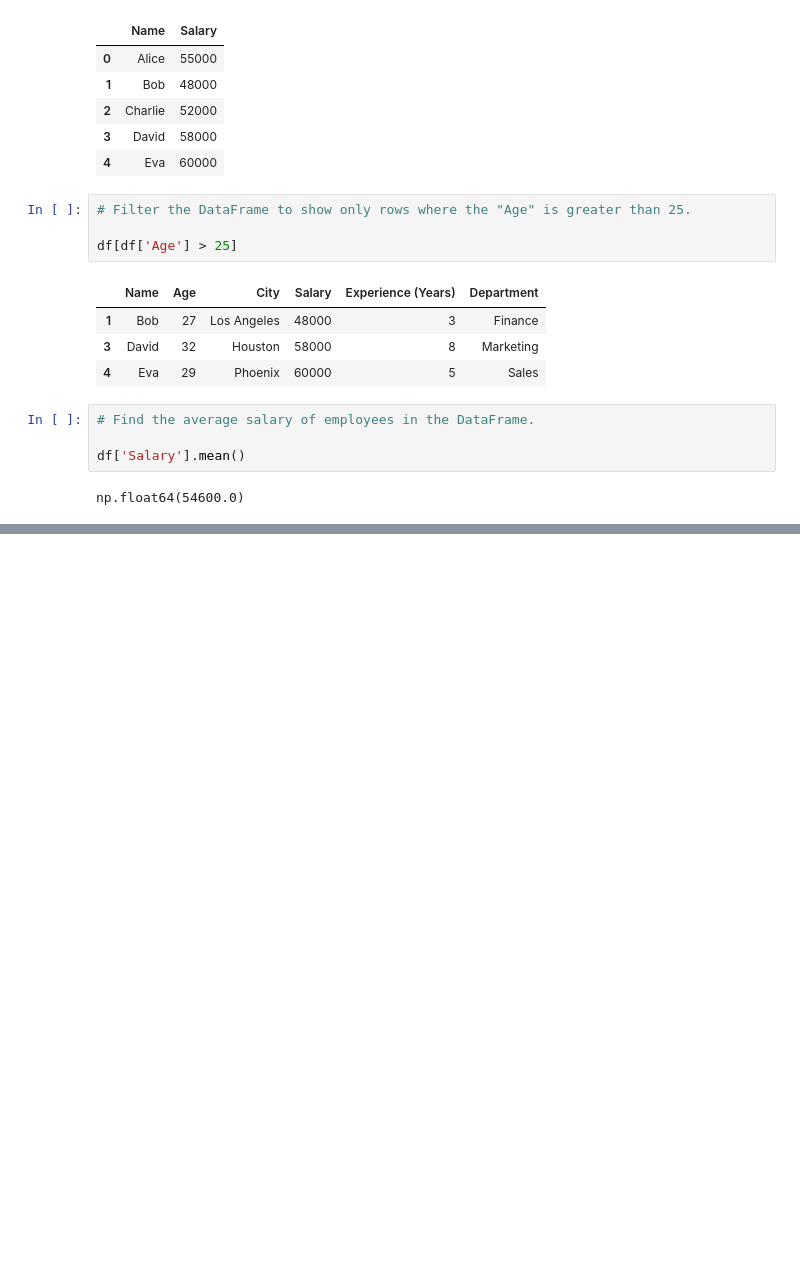
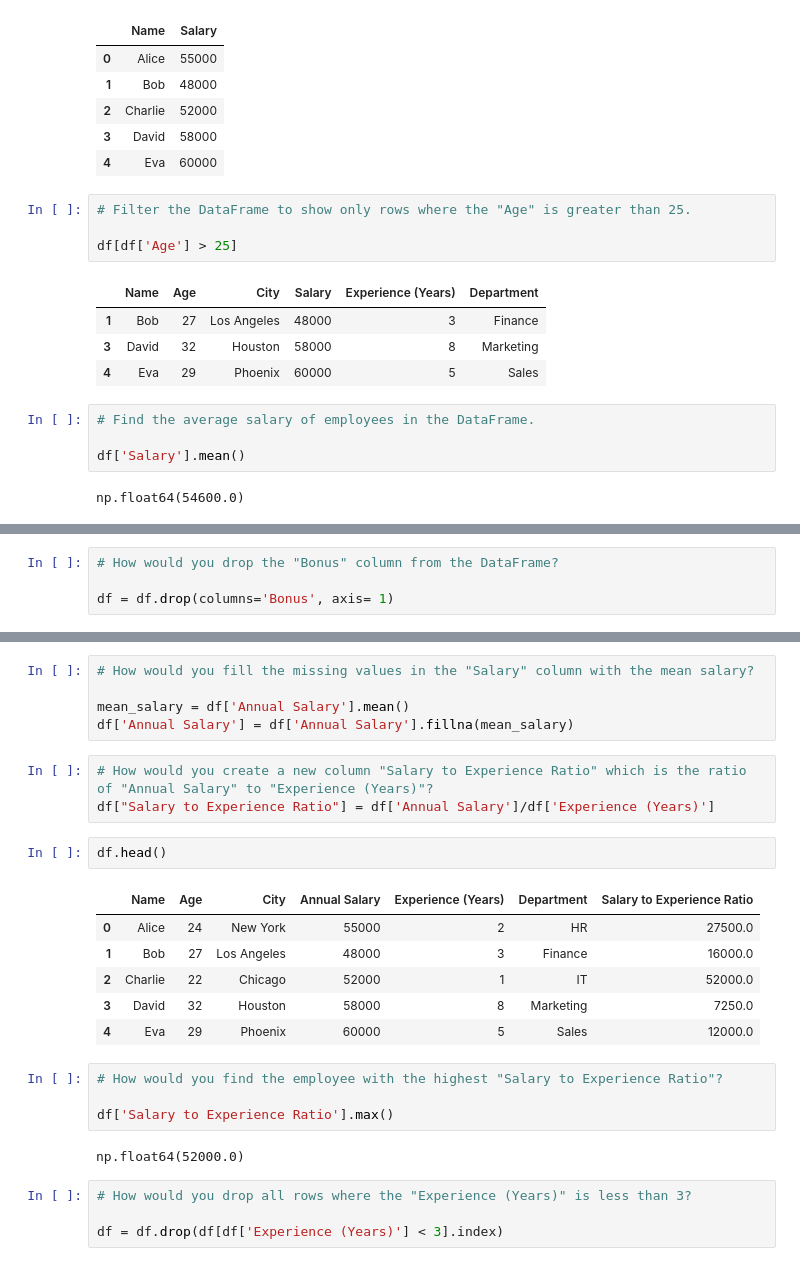
Before and after one commit to shivam-kumar3/Complete-Machine-Learning-NLP-Bootcamp-MLOPS-Deployment, a Jupyter notebook: Section 4 - Data Structures/pandu.ipynb, the cells around one changed output, grey strips where cells are left out. Drawn from its saved outputs; the diff is of its cells as text; blank space fills up the shorter version.

```diff
--- a/Section 4 - Data Structures/pandu.ipynb
+++ b/Section 4 - Data Structures/pandu.ipynb
@@ -156,0 +213,4 @@ np.float64(54600.0)
+# %%
+# How would you drop the "Bonus" column from the DataFrame?
+
+df = df.drop(columns='Bonus', axis= 1)
@@ -156,0 +268,27 @@ np.float64(54600.0)
+# %%
+# How would you fill the missing values in the "Salary" column with the mean salary?
+
+mean_salary = df['Annual Salary'].mean()
+df['Annual Salary'] = df['Annual Salary'].fillna(mean_salary)
+# %%
+# How would you create a new column "Salary to Experience Ratio" which is the ratio of "Annual Salary" to "Experience (Years)"?
+df["Salary to Experience Ratio"] = df['Annual Salary']/df['Experience (Years)']
+# %%
+df.head()
+# %% [output]
+|  | Name | Age | City | Annual Salary | Experience (Years) | Department | Salary to Experience Ratio |
+| 0 | Alice | 24 | New York | 55000 | 2 | HR | 27500.0 |
+| 1 | Bob | 27 | Los Angeles | 48000 | 3 | Finance | 16000.0 |
+| 2 | Charlie | 22 | Chicago | 52000 | 1 | IT | 52000.0 |
+| 3 | David | 32 | Houston | 58000 | 8 | Marketing | 7250.0 |
+| 4 | Eva | 29 | Phoenix | 60000 | 5 | Sales | 12000.0 |
+# %%
+# How would you find the employee with the highest "Salary to Experience Ratio"?
+
+df['Salary to Experience Ratio'].max()
+# %% [output]
+np.float64(52000.0)
+# %%
+# How would you drop all rows where the "Experience (Years)" is less than 3?
+
+df = df.drop(df[df['Experience (Years)'] < 3].index)
```
Also changed, not shown: parts of 19 cells of this notebook.
